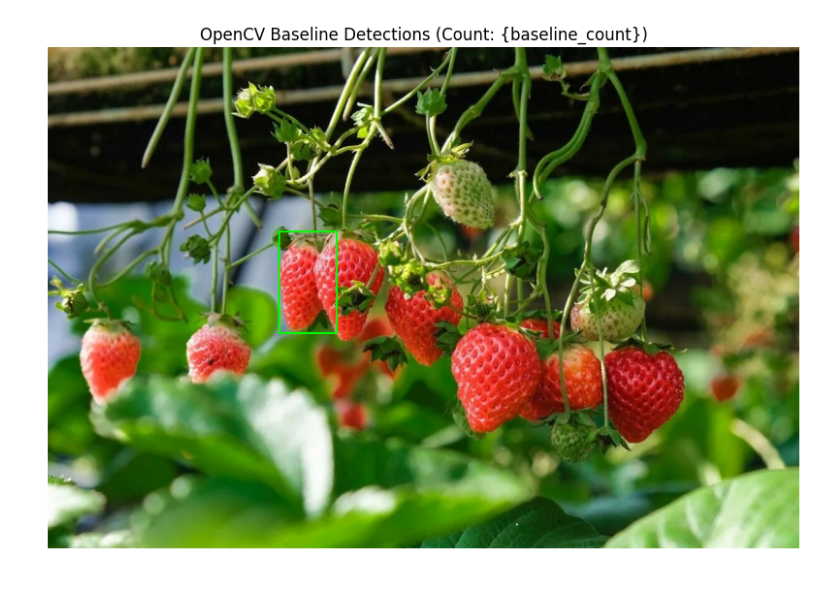
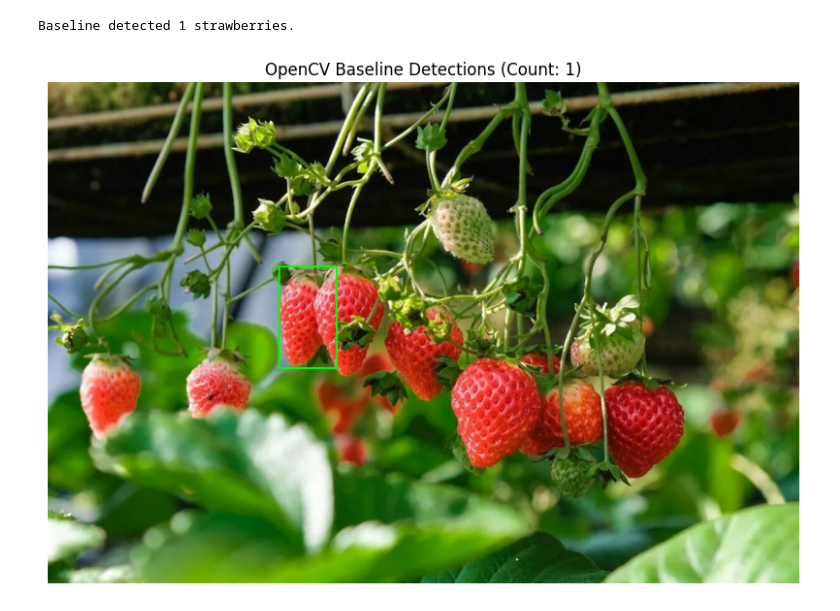
Before and after one commit to BryanTheLai/ripe-strawberry-detector, a Jupyter notebook: temp_match_demo.ipynb, the cells around one changed output. Cells and saved outputs as stored; diff of their text form; code cells hidden in the pictures.

```diff
--- a/temp_match_demo.ipynb
+++ b/temp_match_demo.ipynb
@@ -50,7 +50,7 @@ print(f"Baseline detected {baseline_count} strawberries.")
 baseline_result = cv2.imread(BASELINE_OUT)
 plt.figure(figsize=(10, 8))
 plt.imshow(cv2.cvtColor(baseline_result, cv2.COLOR_BGR2RGB))
-plt.title("OpenCV Baseline Detections (Count: {baseline_count})")
+plt.title(f"OpenCV Baseline Detections (Count: {baseline_count})")
 plt.axis('off')
 plt.show()
 # %% [output]
@@ -60,4 +59,5 @@ Baseline detected 1 strawberries.
+Baseline detected 1 strawberries.
-[figure, old version]
+[figure, new version]
 # %%
 # Run the baseline model on a sample image
 sample_image_path = os.path.join(IMAGES_DIR, '1.png')
```
Also changed, not shown: parts of 3 cells of this notebook, 5 other files.
